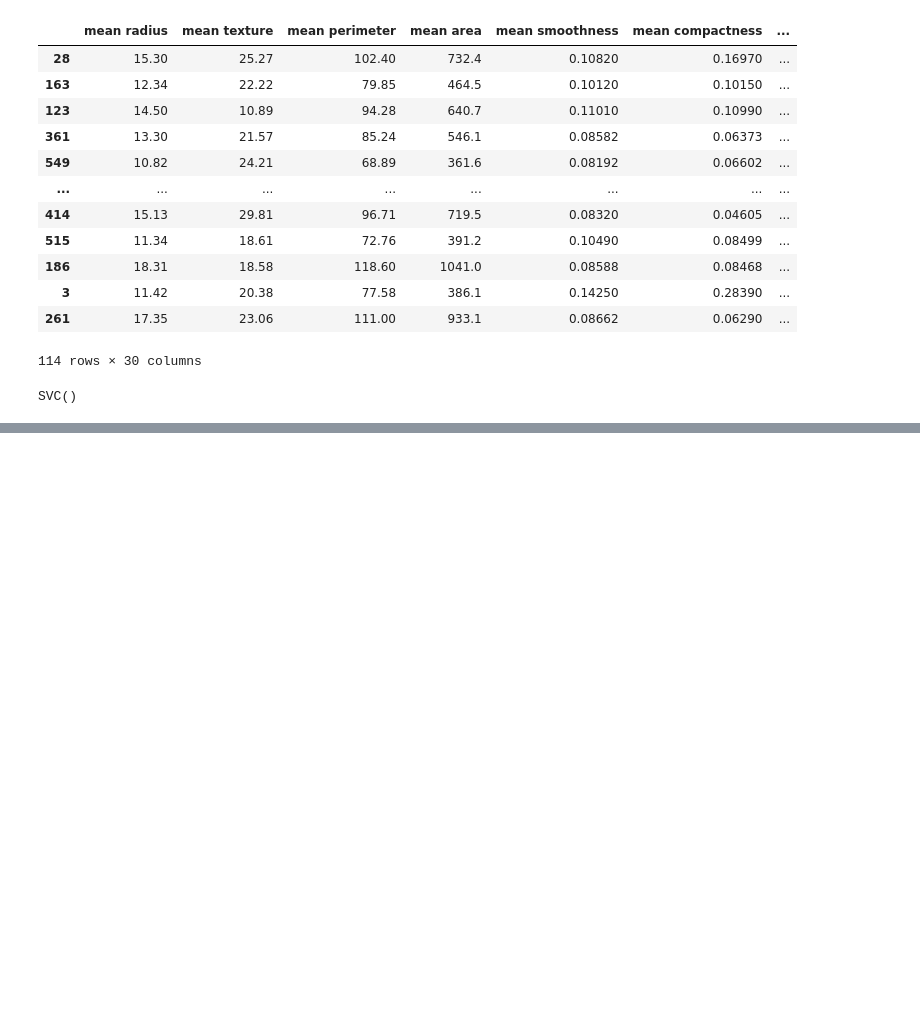
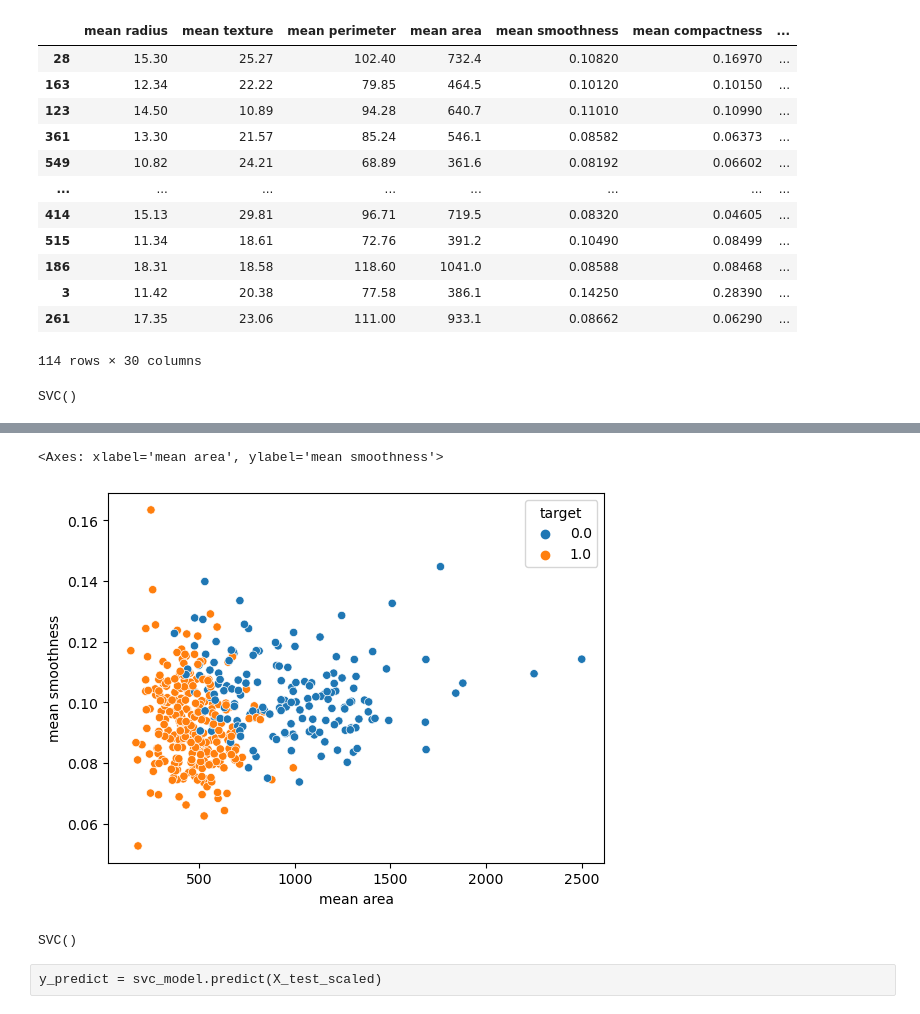
Before and after one commit to I2S9/Breast-cancer, a Jupyter notebook: Breast-cancer-classification.ipynb, the cells around one changed output, grey strips where cells are left out. Drawn from its saved outputs; the diff is of its cells as text; code cells hidden in the pictures; blank space fills up the shorter version.

```diff
--- a/Breast-cancer-classification.ipynb
+++ b/Breast-cancer-classification.ipynb
@@ -241,0 +271,5 @@ SVC()
+# %%
+sns.scatterplot(x = X_train['mean area'], y = X_train['mean smoothness'], hue = y_train)
+# %% [output]
+<Axes: xlabel='mean area', ylabel='mean smoothness'>
+[figure, added]
@@ -241,0 +280,6 @@ SVC()
+# %%
+svc_model.fit(X_train_scaled, y_train)
+# %% [output]
+SVC()
+# %% [raw]
+y_predict = svc_model.predict(X_test_scaled)
```
Also changed, not shown: parts of 23 cells of this notebook.
